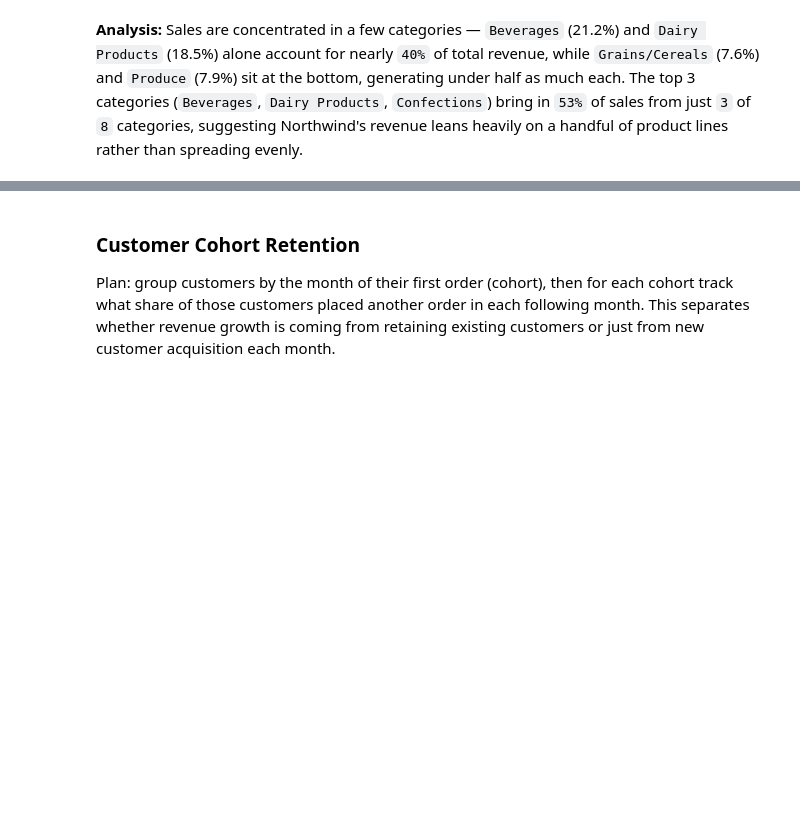
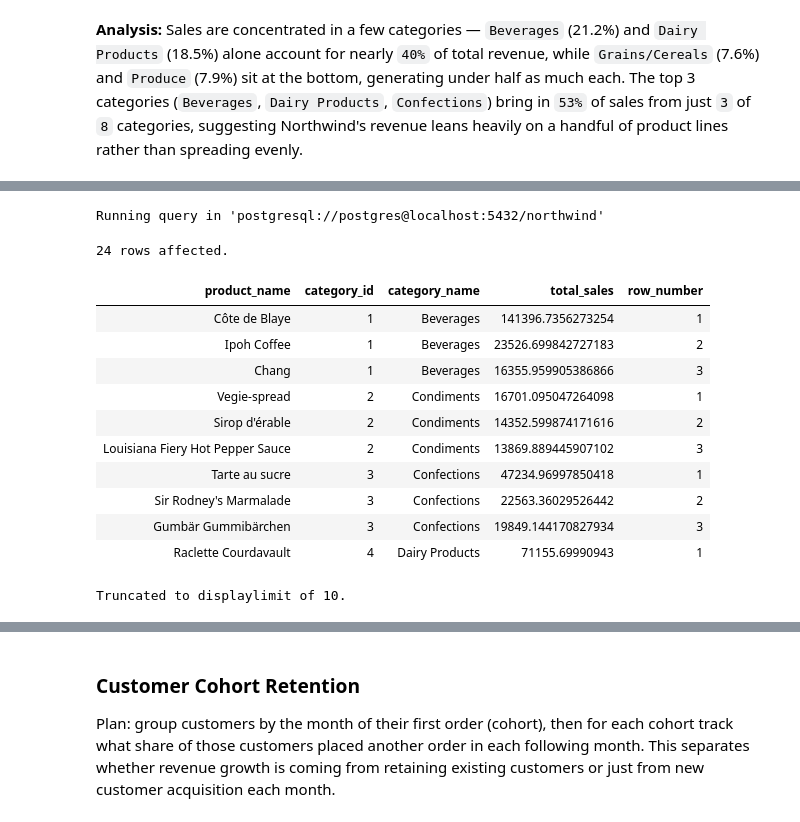
Before and after one commit to IsabelKwon/Northwind-Traders, a Jupyter notebook: northwind/northwind_query.ipynb, the cells around one changed output, grey strips where cells are left out. Drawn from its saved outputs; the diff is of its cells as text; code cells hidden in the pictures; blank space fills up the shorter version.

Commit message:
Add top products per category query with analysis on product concentration risk

```diff
--- a/northwind/northwind_query.ipynb
+++ b/northwind/northwind_query.ipynb
@@ -681,0 +686,33 @@ Running query in 'postgresql://postgres@localhost:5432/northwind'
+# %%
+%%sql
+WITH total_sales_per_product AS (
+    SELECT DISTINCT
+                    d.product_name,
+                    c.category_id,
+                    c.category_name,
+                    SUM(d.unit_price*d.quantity*(1-d.discount))                               OVER(PARTITION BY product_id) as total_sales
+    FROM detailed_order_info as d
+    JOIN categories as c
+      ON c.category_id=d.category_id
+)
+
+SELECT *
+  FROM (SELECT *,ROW_NUMBER() OVER (PARTITION BY category_id
+                             ORDER BY total_sales DESC) as row_number
+          FROM total_sales_per_product) as ranked_products
+ WHERE 4>row_number
+# %% [output]
+Running query in 'postgresql://postgres@localhost:5432/northwind'
+24 rows affected.
+| product_name | category_id | category_name | total_sales | row_number |
+| Côte de Blaye | 1 | Beverages | 141396.7356273254 | 1 |
+| Ipoh Coffee | 1 | Beverages | 23526.699842727183 | 2 |
+| Chang | 1 | Beverages | 16355.959905386866 | 3 |
+| Vegie-spread | 2 | Condiments | 16701.095047264098 | 1 |
+| Sirop d'érable | 2 | Condiments | 14352.599874171616 | 2 |
+| Louisiana Fiery Hot Pepper Sauce | 2 | Condiments | 13869.889445907102 | 3 |
+| Tarte au sucre | 3 | Confections | 47234.96997850418 | 1 |
+| Sir Rodney's Marmalade | 3 | Confections | 22563.36029526442 | 2 |
+| Gumbär Gummibärchen | 3 | Confections | 19849.144170827934 | 3 |
+| Raclette Courdavault | 4 | Dairy Products | 71155.69990943 | 1 |
+Truncated to displaylimit of 10.
```
Also changed, not shown: parts of 3 cells of this notebook.
